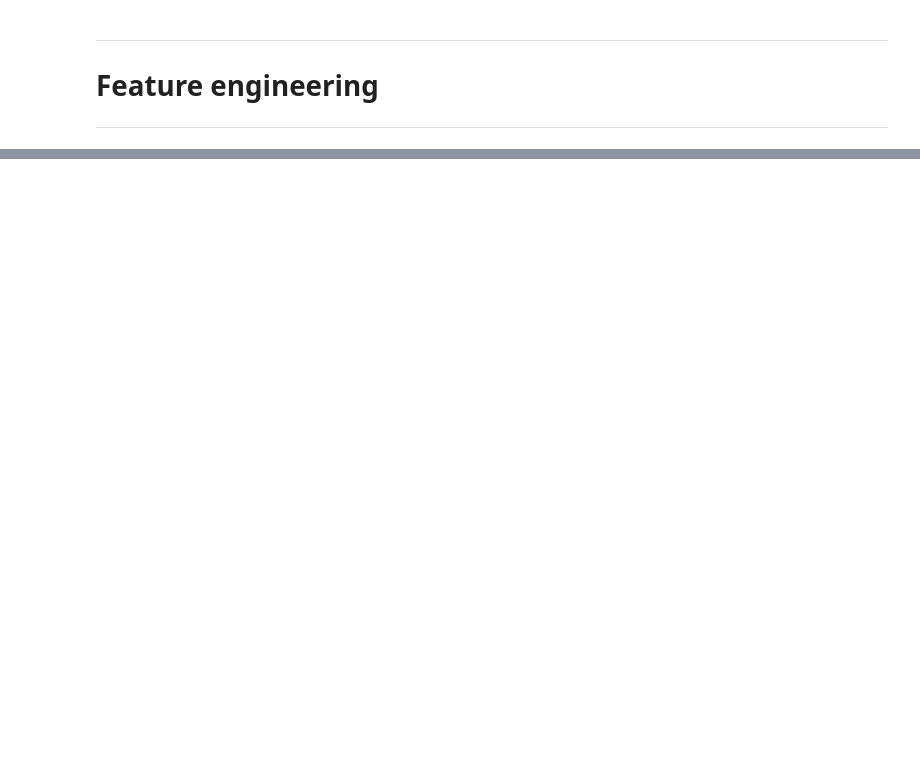
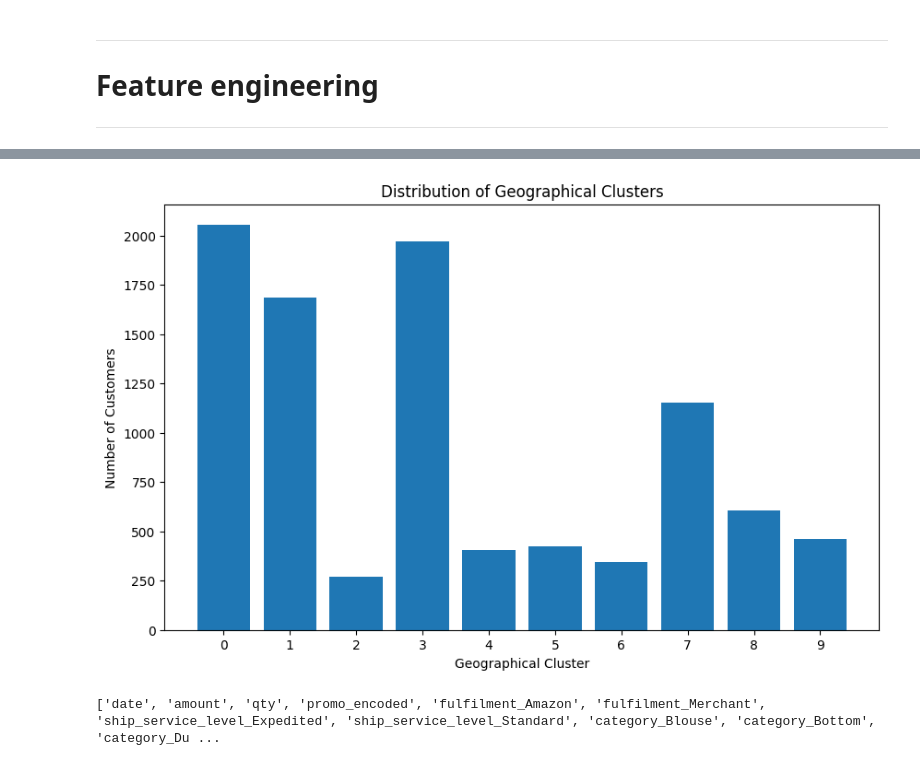
Before and after one commit to caseguin/Clustering, a Jupyter notebook: cas_crak.ipynb, the cells around one changed output, grey strips where cells are left out. Cells and saved outputs as stored; diff of their text form; code cells hidden in the pictures; blank space fills up the shorter version.

```diff
--- a/cas_crak.ipynb
+++ b/cas_crak.ipynb
@@ -502,0 +504,6 @@ Name: DayOfWeekName, dtype: object
+# %%
+cols = ['date', 'amount', 'qty', 'fulfilment', 'ship_service_level', 'category', 'size', 'ship_state', 'promotion_ids', 'promo', 'dayofweek']
+sale_report_clean = sale_report_na[cols]
+sale_report_clean.head(3)
+
+sale_report_clean.to_hdf(path_df + 'sale_report_clean.h5', key='s')
@@ -502,0 +517,17 @@ Name: DayOfWeekName, dtype: object
+# %%
+from sklearn.preprocessing import LabelEncoder
+
+# Encoding binary data
+promo_column = sale_report_clean['promo']
+sale_report_encoded = sale_report_clean.copy()
+sale_report_encoded['promo_encoded'] = promo_column.astype(int)
+
+# Encoding categorical data
+columns_to_encode = ['fulfilment', 'ship_service_level', 'category', 'size', 'dayofweek']
+encoded_columns = pd.get_dummies(sale_report_clean[columns_to_encode])
+sale_report_encoded = pd.concat([sale_report_clean, encoded_columns], axis=1)
+
+sale_report_encoded = sale_report_encoded.drop(columns={'date', 'fulfilment', 'ship_service_level', 'category', 'size', 'ship_state', 'promo', 'dayofweek'})
+sale_report_encoded.head(2)
+
+sale_report_encoded.to_hdf(path_df + 'sale_report_encoded.h5', key='s')
@@ -502,0 +541,7 @@ Name: DayOfWeekName, dtype: object
+# %%
+test_data = sale_report_encoded.loc[sale_report_encoded.index <= 10000]
+# %%
+k_modes = KModes(n_clusters=10, init='Huang', n_init=10, verbose=1)
+clusters = k_modes.fit_predict(test_data)
+
+test_data['cluster'] = clusters
@@ -502,0 +571,16 @@ Name: DayOfWeekName, dtype: object
+# %%
+cluster_counts = test_data['cluster'].value_counts()
+
+plt.figure(figsize=(10, 6))
+plt.bar(cluster_counts.index, cluster_counts.values)
+plt.xlabel('Geographical Cluster')
+plt.ylabel('Number of Customers')
+plt.title('Distribution of Geographical Clusters')
+plt.xticks(cluster_counts.index)  # To ensure all cluster labels are displayed
+plt.show()
+# %% [output]
+[figure, added]
+# %%
+print(test_data.columns.tolist())
+# %% [output]
+['date', 'amount', 'qty', 'promo_encoded', 'fulfilment_Amazon', 'fulfilment_Merchant', 'ship_service_level_Expedited', 'ship_service_level_Standard', 'category_Blouse', 'category_Bottom', 'category_Du ...
```
Also changed, not shown: parts of 85 cells of this notebook, 12 other files.
